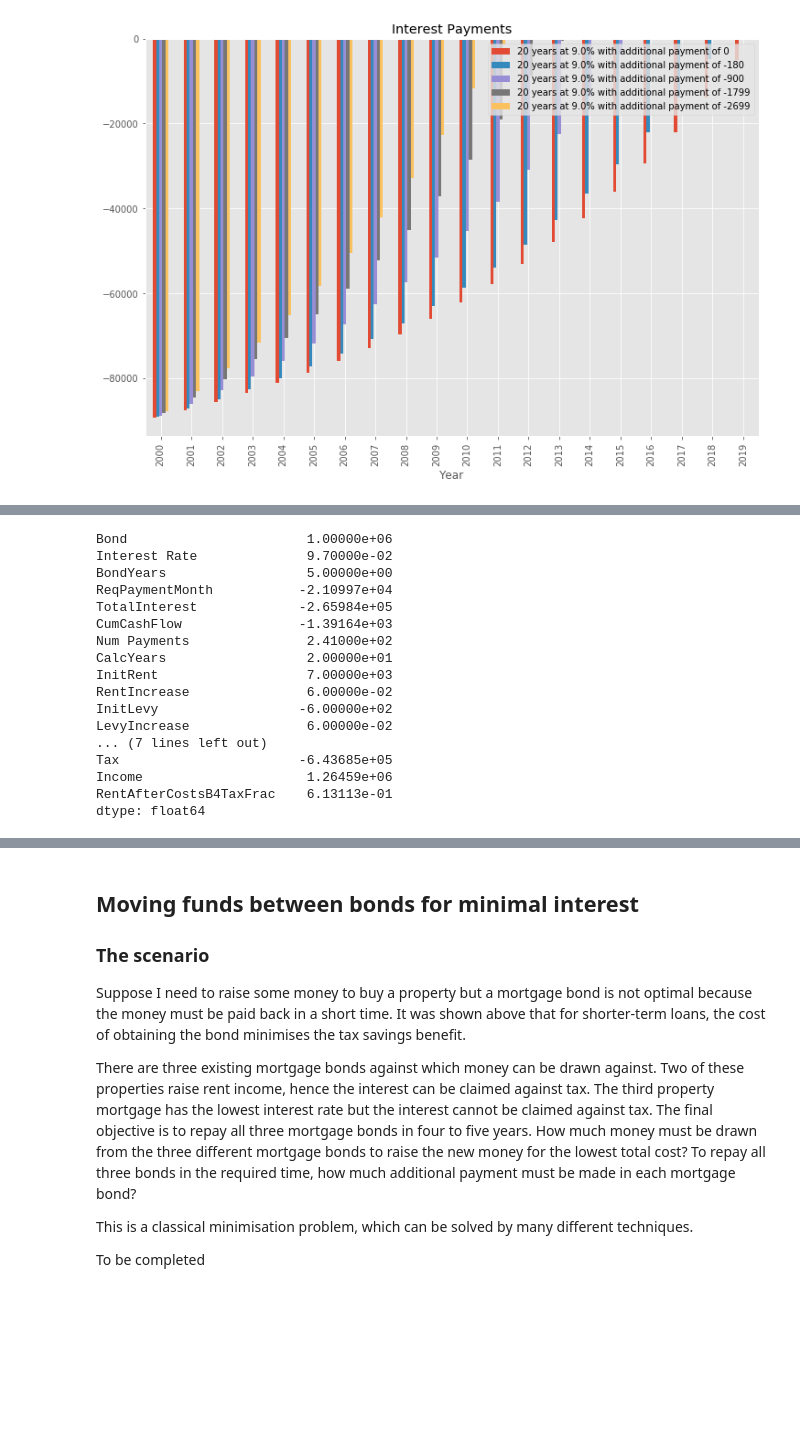
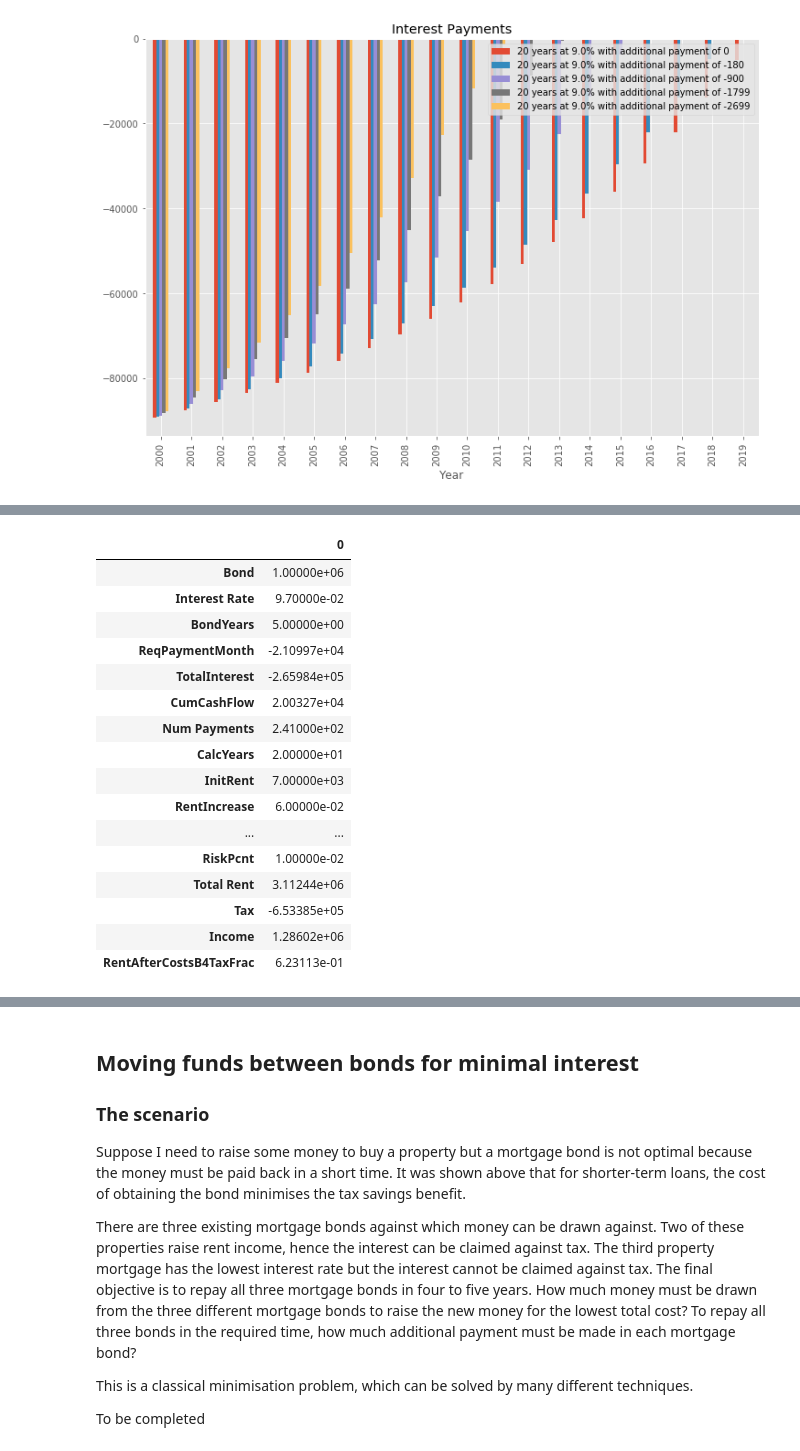
Before and after one commit to NelisW/RetirementPlanning, a Jupyter notebook: PersonalFinancialPlanning.ipynb, the cells around one changed output, grey strips where cells are left out. Saved outputs shown, nothing was run; the diff lists cells and outputs as text; code cells hidden in the pictures; blank space fills up the shorter version.

```diff
--- a/PersonalFinancialPlanning.ipynb
+++ b/PersonalFinancialPlanning.ipynb
@@ -676,7 +683,7 @@ The calculation is as follows:
 
 def rentalProperty(principal,interest_rate,bondyears,calcyears,rentpmonth,rentpermonthInc,agentPcnt,levy,
                    ratesnt,levyInc,ratesntInc,maintPcnt,
-                   taxrate,numAnnPayments = 12, doplot=False,start_date=date(2000, 1,1)):
+                   taxrate,riskPcnt=0,numAnnPayments=12,doplot=False,start_date=date(2000, 1,1)):
 
     reqpayment = round(np.pmt(rate=interest_rate/numAnnPayments, nper=bondyears*numAnnPayments,
                               pv=principal, fv=0, when='end'),2)
@@ -733,6 +740,9 @@ def rentalProperty(principal,interest_rate,bondyears,calcyears,rentpmonth,rentpe
     #maintenance
     dfc['Maint'] = -maintPcnt * dfc['Rent']
 
+    #risk
+    dfc['Risk'] = -riskPcnt * dfc['Rent']
+
     # number of payments
     dfc['NumPay'] = stats['Num Payments']
 
@@ -740,7 +750,7 @@ def rentalProperty(principal,interest_rate,bondyears,calcyears,rentpmonth,rentpe
     dfc['TaxRate'] = taxrate
 
     #costs
-    dfc['Costs'] = dfc['Interest']+ dfc['Agent']+ dfc['Levy']+ dfc['RatesT'] + dfc['Maint']
+    dfc['Costs'] = dfc['Interest']+ dfc['Agent']+ dfc['Levy']+ dfc['RatesT'] + dfc['Maint'] + dfc['Risk']
 
     # rent after cost before tax
     dfc['RentAfterCosts'] = dfc['Rent'] +   dfc['Costs']
@@ -766,6 +776,7 @@ def rentalProperty(principal,interest_rate,bondyears,calcyears,rentpmonth,rentpe
                          ratesnt,  ratesntInc,
                          taxrate,agentPcnt,
                          dfc['Maint'].sum(),maintPcnt,
+                         dfc['Risk'].sum(),riskPcnt,
                          dfc["Rent"].sum(),
                          dfc["Tax"].sum(),
                          dfc["Income"].sum(),
@@ -780,6 +791,7 @@ def rentalProperty(principal,interest_rate,bondyears,calcyears,rentpmonth,rentpe
                               "InitR&T",  "R&TIncrease",
                               "TaxRate","AgentPcnt",
                               "Maint","MaintPcnt",
+                              "Risk","RiskPcnt",
                               "Total Rent",
                               "Tax",
                               "Income",
@@ -788,28 +800,8 @@ def rentalProperty(principal,interest_rate,bondyears,calcyears,rentpmonth,rentpe
 
 
     if doplot:
-
-        import matplotlib.pyplot as plt
-        figsize(12,12)
-        fig, axes = plt.subplots(nrows=2, ncols=1)
-
-#         df1.plot(ax=axes[0,0])
-#         df2.plot(ax=axes[0,1])
-
-        dfc.plot(x='Month',y='Rent', label='Rent', ax=axes[0])
-        dfc.plot(x='Month',y='RentAfterCosts', label='Rent after costs before tax', ax=axes[0])
-        dfc.plot(x='Month',y='Interest', label=f'Interest={interest_rate}', ax=axes[0])
-        dfc.plot(x='Month',y='Costs+Tax', label='Costs+Tax', ax=axes[0])
-        dfc.plot(x='Month',y='CashFlow', label='Cash flow', ax=axes[0])
-        dfc.plot(x='Month',y='Tax', label=f'Tax={taxrate}', ax=axes[0])
-        plt.title("Repayment Timelines");
-        plt.ylabel("Value");
-        plt.xlabel("Time");
-
-        dfc.plot(x='Month',y='RentAfterCostsFrac', label='Rent-after-costs-before-tax / Rent', ax=axes[1],ylim=[0,1])
-        plt.title("Effective rent");
-        plt.ylabel("Fraction");
-        plt.xlabel("Time");
+        plotrentalpropcashflowtimeline(dfc)
+        plotrentalpropeffectiverent(dfc)
 
 #     display(HTML(dfc.head().to_html()))
 #     display(HTML(dfc.tail().to_html()))
@@ -847,20 +864,20 @@ dfc,istats = rentalProperty(principal=principal,interest_rate=interest_rate,
-# %%
-istats
-# %% [output]
-Bond                       1.00000e+06
-Interest Rate              9.70000e-02
-BondYears                  5.00000e+00
-ReqPaymentMonth           -2.10997e+04
-TotalInterest             -2.65984e+05
-CumCashFlow               -1.39164e+03
-Num Payments               2.41000e+02
-CalcYears                  2.00000e+01
-InitRent                   7.00000e+03
-RentIncrease               6.00000e-02
-InitLevy                  -6.00000e+02
-LevyIncrease               6.00000e-02
-... (7 lines left out)
-Tax                       -6.43685e+05
-Income                     1.26459e+06
-RentAfterCostsB4TaxFrac    6.13113e-01
-dtype: float64
+# %%
+display(HTML(istats.to_frame().to_html(index=True)))
+# %% [output]
+|  | 0 |
+| Bond | 1.00000e+06 |
+| Interest Rate | 9.70000e-02 |
+| BondYears | 5.00000e+00 |
+| ReqPaymentMonth | -2.10997e+04 |
+| TotalInterest | -2.65984e+05 |
+| CumCashFlow | 2.00327e+04 |
+| Num Payments | 2.41000e+02 |
+| CalcYears | 2.00000e+01 |
+| InitRent | 7.00000e+03 |
+| RentIncrease | 6.00000e-02 |
+| ... | ... |
+| RiskPcnt | 1.00000e-02 |
+| Total Rent | 3.11244e+06 |
+| Tax | -6.53385e+05 |
+| Income | 1.28602e+06 |
+| RentAfterCostsB4TaxFrac | 6.23113e-01 |
```
Also changed, not shown: parts of 27 cells of this notebook, 1 other file.
